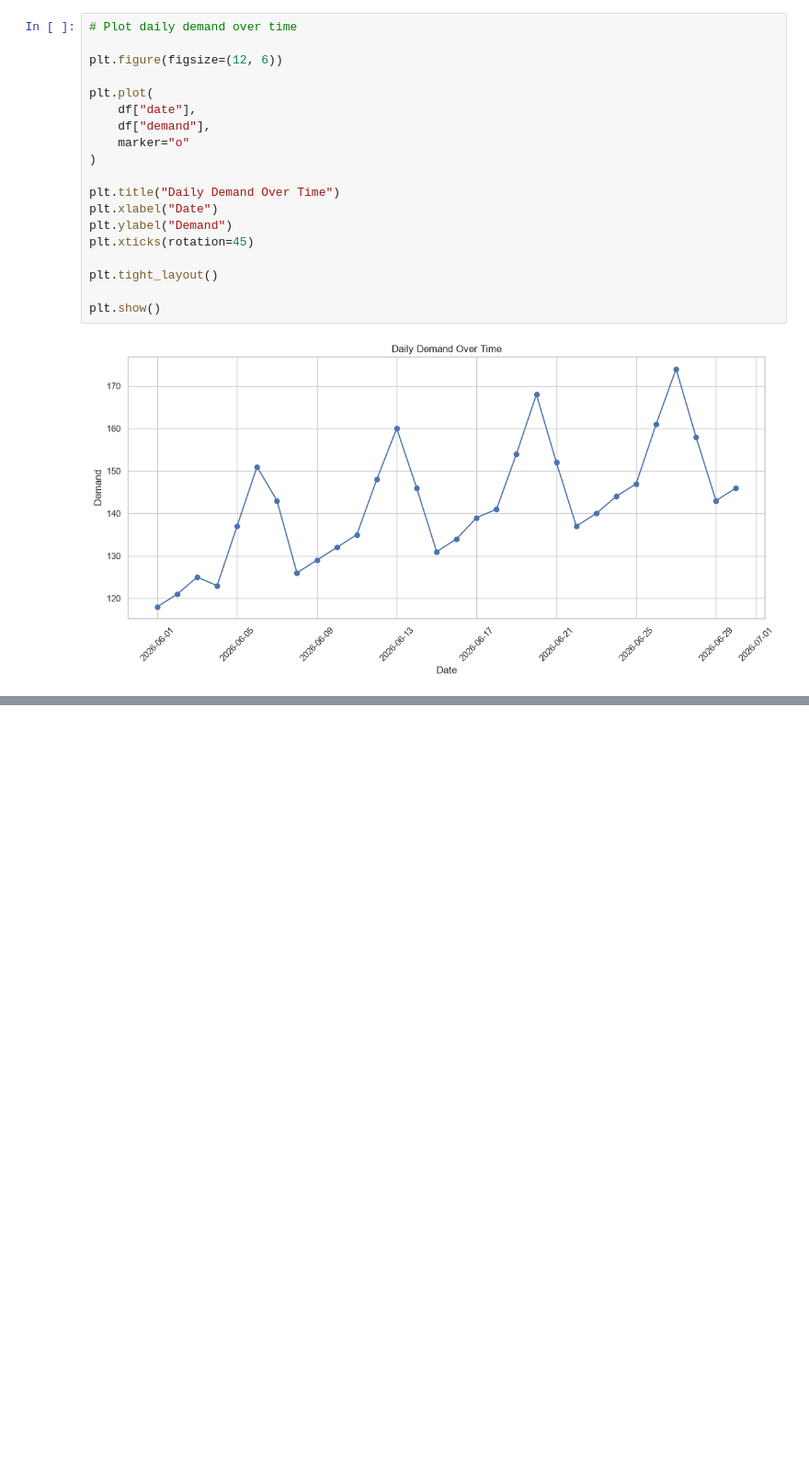
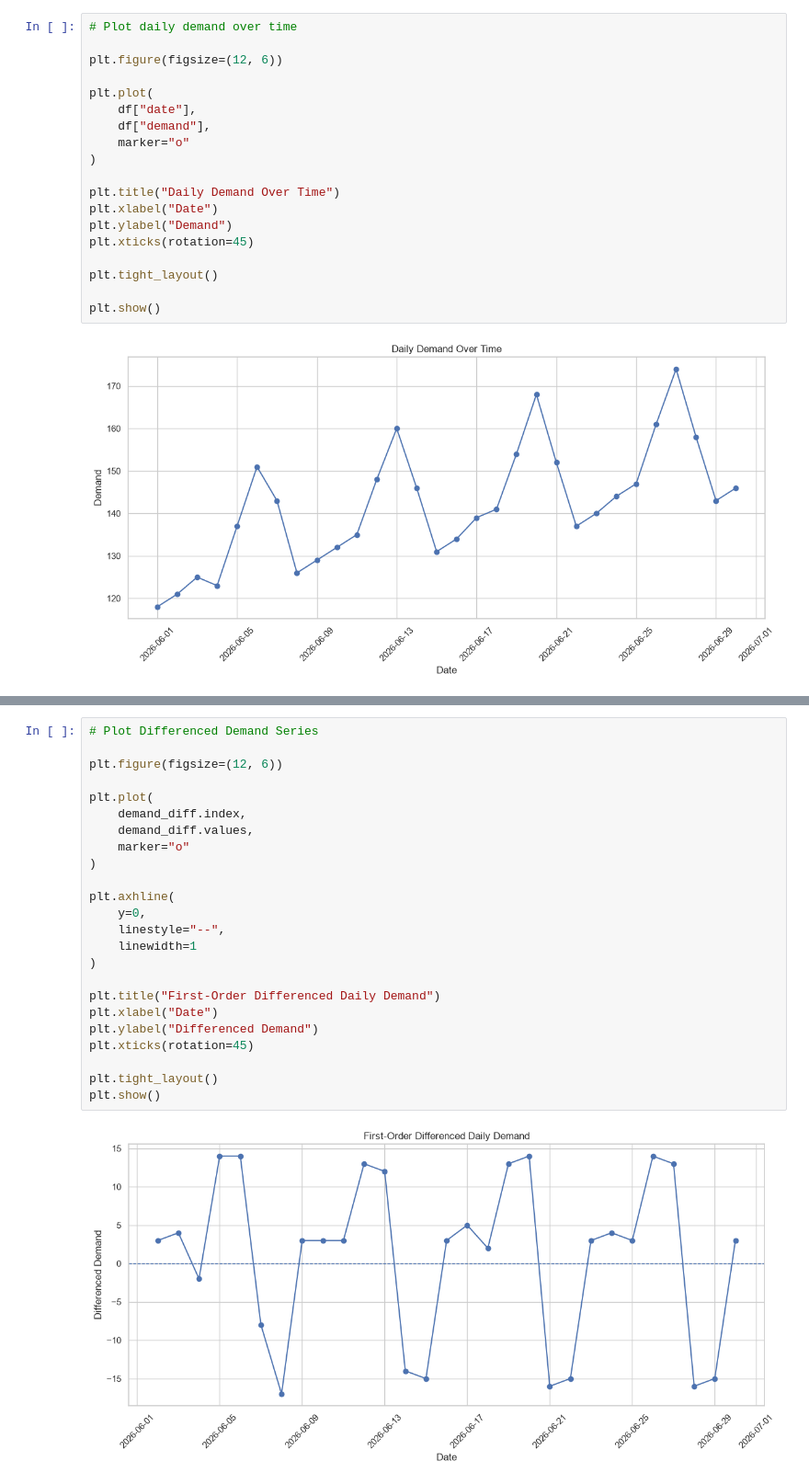
Before and after one commit to shaiksiraj04/RabTech-Academy-Internship, a Jupyter notebook: Task-5/notebooks/Task_5_Time_Series_Forecasting.ipynb, the cells around one changed output, grey strips where cells are left out. Shown at 92% size. Cells and saved outputs as stored; diff of their text form; blank space fills up the shorter version.

```diff
--- a/Task-5/notebooks/Task_5_Time_Series_Forecasting.ipynb
+++ b/Task-5/notebooks/Task_5_Time_Series_Forecasting.ipynb
@@ -156,0 +255,26 @@ plt.show()
+# %%
+# Plot Differenced Demand Series
+
+plt.figure(figsize=(12, 6))
+
+plt.plot(
+    demand_diff.index,
+    demand_diff.values,
+    marker="o"
+)
+
+plt.axhline(
+    y=0,
+    linestyle="--",
+    linewidth=1
+)
+
+plt.title("First-Order Differenced Daily Demand")
+plt.xlabel("Date")
+plt.ylabel("Differenced Demand")
+plt.xticks(rotation=45)
+
+plt.tight_layout()
+plt.show()
+# %% [output]
+[figure, added]
```
Also changed, not shown: parts of 18 cells of this notebook, 3 other files.
